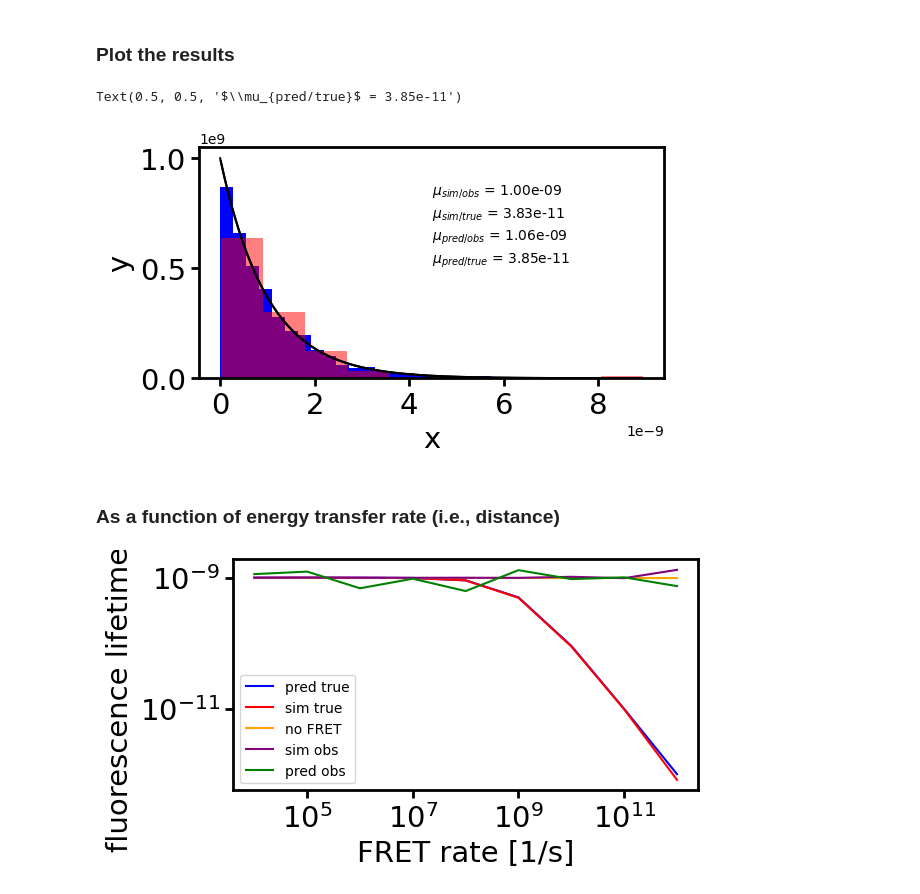
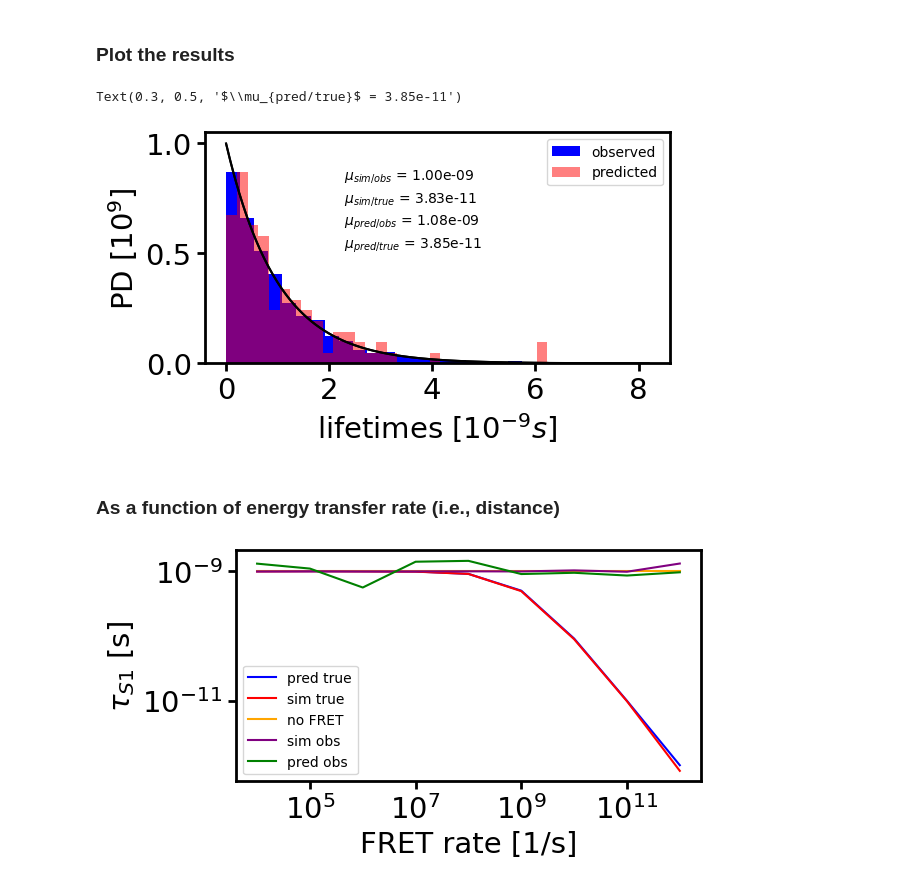
Before and after one commit to super-resolution/Fluopy, a Jupyter notebook: notebooks/general/energy_transfers/homoFRET_fluorescence_lifetime.ipynb, the cells around one changed output. Saved outputs shown, nothing was run; the diff lists cells and outputs as text; code cells hidden in the pictures.

```diff
--- a/notebooks/general/energy_transfers/homoFRET_fluorescence_lifetime.ipynb
+++ b/notebooks/general/energy_transfers/homoFRET_fluorescence_lifetime.ipynb
@@ -247,45 +247,52 @@ from scipy.stats import expon
 
 distr = expon(scale=1e-9)
 ax = fi.universal_figure(
-    type_="hist", data=obs_tau, density=True, plot_distribution=distr, bins=30
+    type_="hist", data=obs_tau, density=True, plot_distribution=distr, bins=30,
+    label='observed',
 )
 fi.universal_figure(
     type_="hist",
     data=pred_obs_tau,
     density=True,
     plot_distribution=distr,
-    bins=10,
+    bins=30,
     axes=ax[0, 0],
     color="red",
     alpha=0.5,
+    xlabel=r'lifetimes $[10^{-9}s]$',
+    ylabel=r'PD $[10^{9}]$',
+    label='predicted',
+    tick_style_y='sci',
+    tick_style_x='sci',
+    legend=True
 )
 ax[0, 0].text(
-    x=0.5,
+    x=0.3,
     y=0.8,
     s=rf"$\mu_{{sim/obs}}$ = {np.mean(obs_tau):.2e}",
     transform=ax[0, 0].transAxes,
 )
 ax[0, 0].text(
-    x=0.5,
+    x=0.3,
     y=0.7,
     s=rf"$\mu_{{sim/true}}$ = {true_tau:.2e}",
     transform=ax[0, 0].transAxes,
 )
 ax[0, 0].text(
-    x=0.5,
+    x=0.3,
     y=0.6,
     s=rf"$\mu_{{pred/obs}}$ = {np.mean(pred_obs_tau):.2e}",
     transform=ax[0, 0].transAxes,
 )
 ax[0, 0].text(
-    x=0.5,
+    x=0.3,
     y=0.5,
     s=rf"$\mu_{{pred/true}}$ = {pred_true_tau:.2e}",
     transform=ax[0, 0].transAxes,
 )
 # %% [output]
-Text(0.5, 0.5, '$\\mu_{pred/true}$ = 3.85e-11')
+Text(0.3, 0.5, '$\\mu_{pred/true}$ = 3.85e-11')
-[figure, old version]
+[figure, new version]
 # %% [markdown]
 ### As a function of energy transfer rate (i.e., distance)
 # %%
@@ -386,7 +393,7 @@ axes = fi.universal_figure(
     label="pred obs",
     legend=True,
     xlabel="FRET rate [1/s]",
-    ylabel="fluorescence lifetime [s]",
+    ylabel=r'$\tau_{S1}$ [s]',
 )
 # %% [output]
-[figure, old version]
+[figure, new version]
```
Also changed, not shown: 12 other files.
